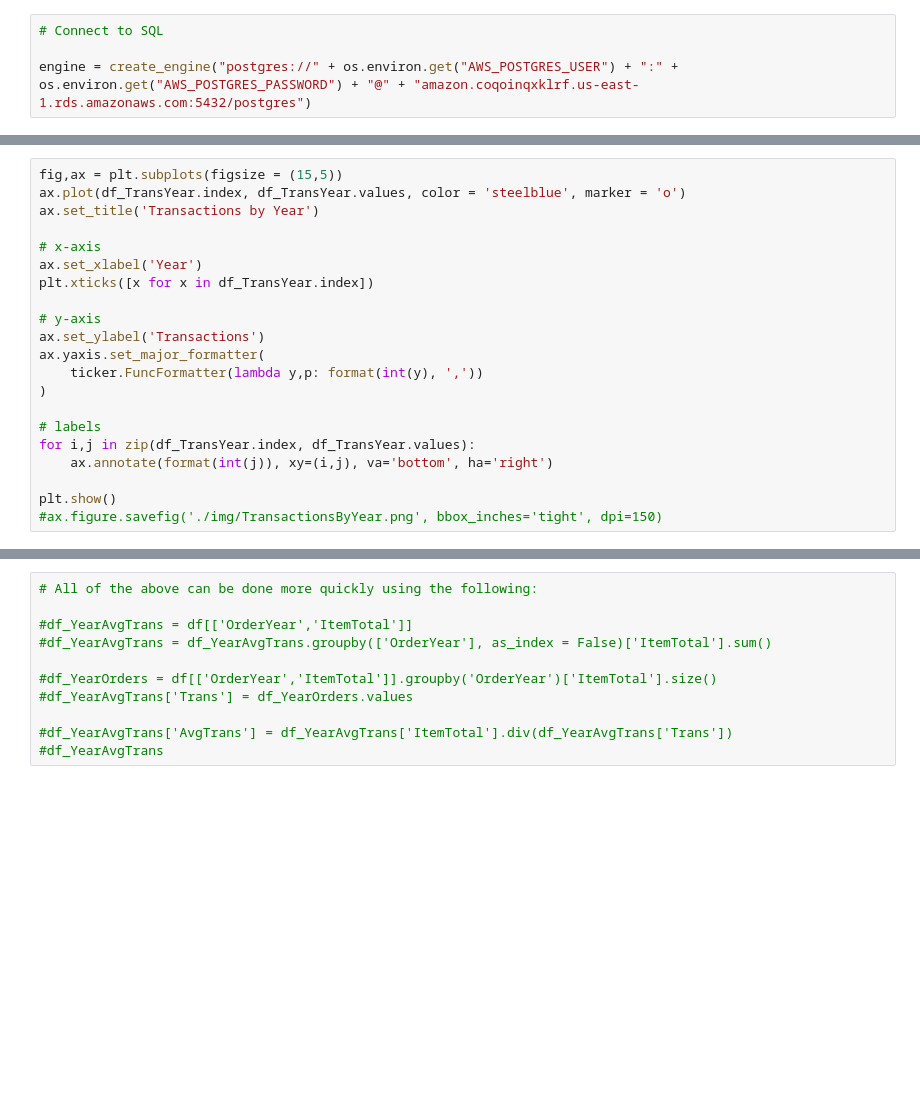
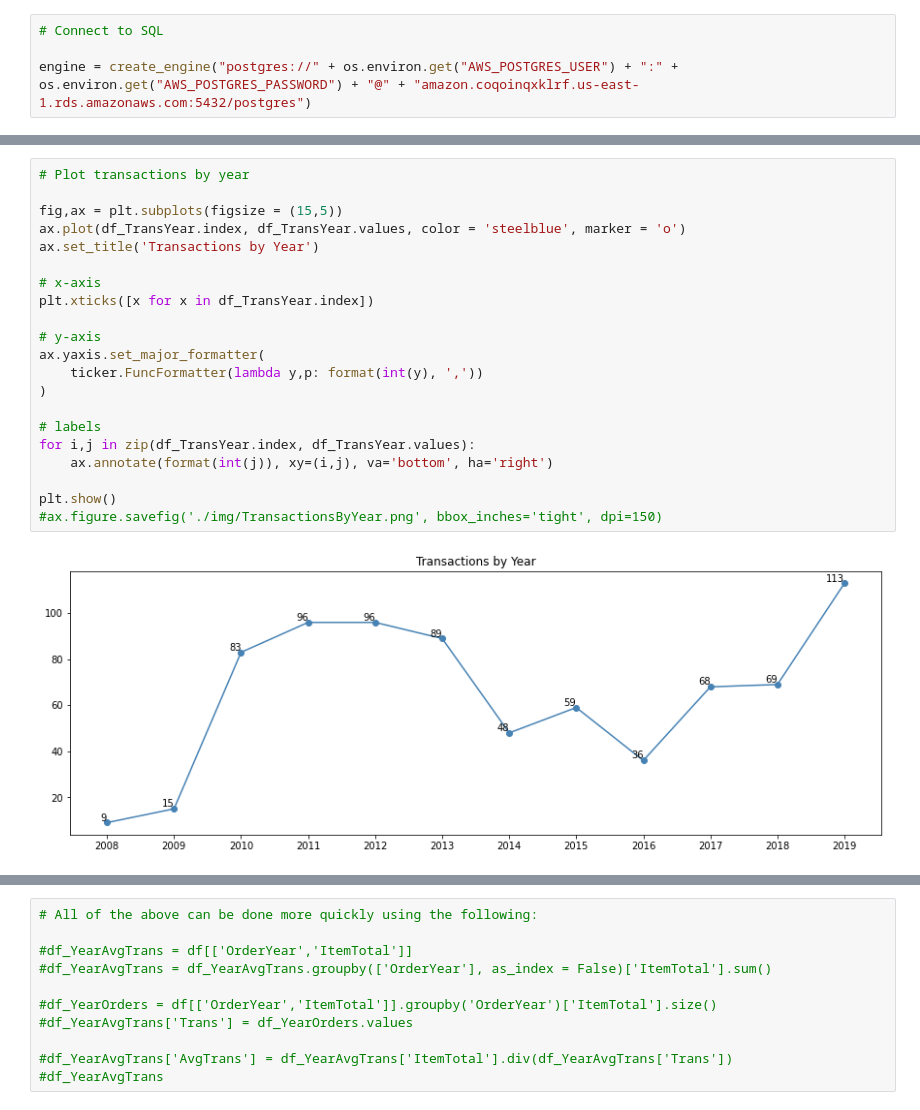
Before and after one commit to AmitSamra/AmazonOrderHistoryAirflowAWS, a Jupyter notebook: AmazonOrderHistoryAirflowAWS_input.ipynb, the cells around one changed output, grey strips where cells are left out. Cells and saved outputs as stored; diff of their text form; blank space fills up the shorter version.

```diff
--- a/AmazonOrderHistoryAirflowAWS_input.ipynb
+++ b/AmazonOrderHistoryAirflowAWS_input.ipynb
@@ -169,22 +270,24 @@ df_TransYear
 # %%
+# Plot transactions by year
+
 fig,ax = plt.subplots(figsize = (15,5))
 ax.plot(df_TransYear.index, df_TransYear.values, color = 'steelblue', marker = 'o')
 ax.set_title('Transactions by Year')
 
 # x-axis
-ax.set_xlabel('Year')
 plt.xticks([x for x in df_TransYear.index])
 
 # y-axis
-ax.set_ylabel('Transactions')
 ax.yaxis.set_major_formatter(
     ticker.FuncFormatter(lambda y,p: format(int(y), ','))
 )
 
 # labels
 for i,j in zip(df_TransYear.index, df_TransYear.values):
     ax.annotate(format(int(j)), xy=(i,j), va='bottom', ha='right')
 
 plt.show()
 #ax.figure.savefig('./img/TransactionsByYear.png', bbox_inches='tight', dpi=150)
+# %% [output]
+[figure, added]
 # %%
```
Also changed, not shown: parts of 35 cells of this notebook, 9 other files.
